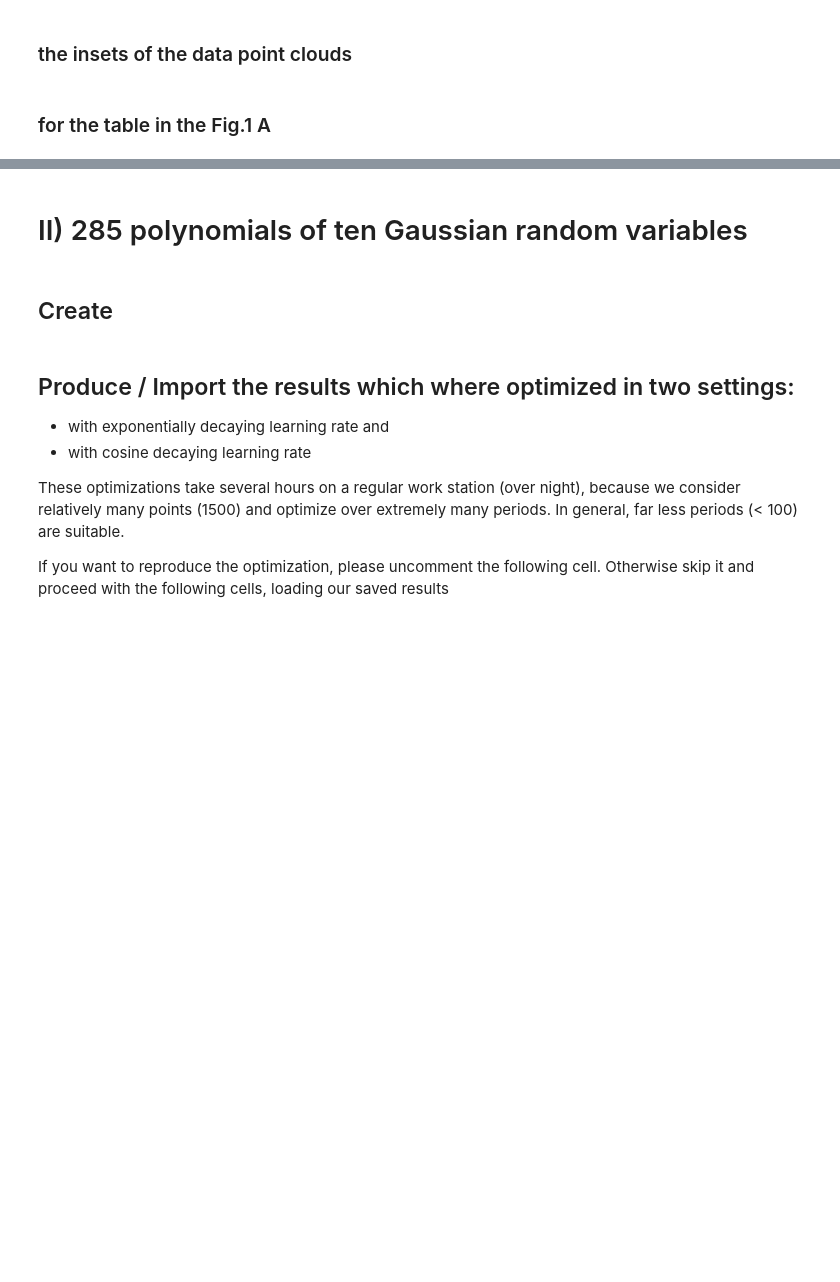
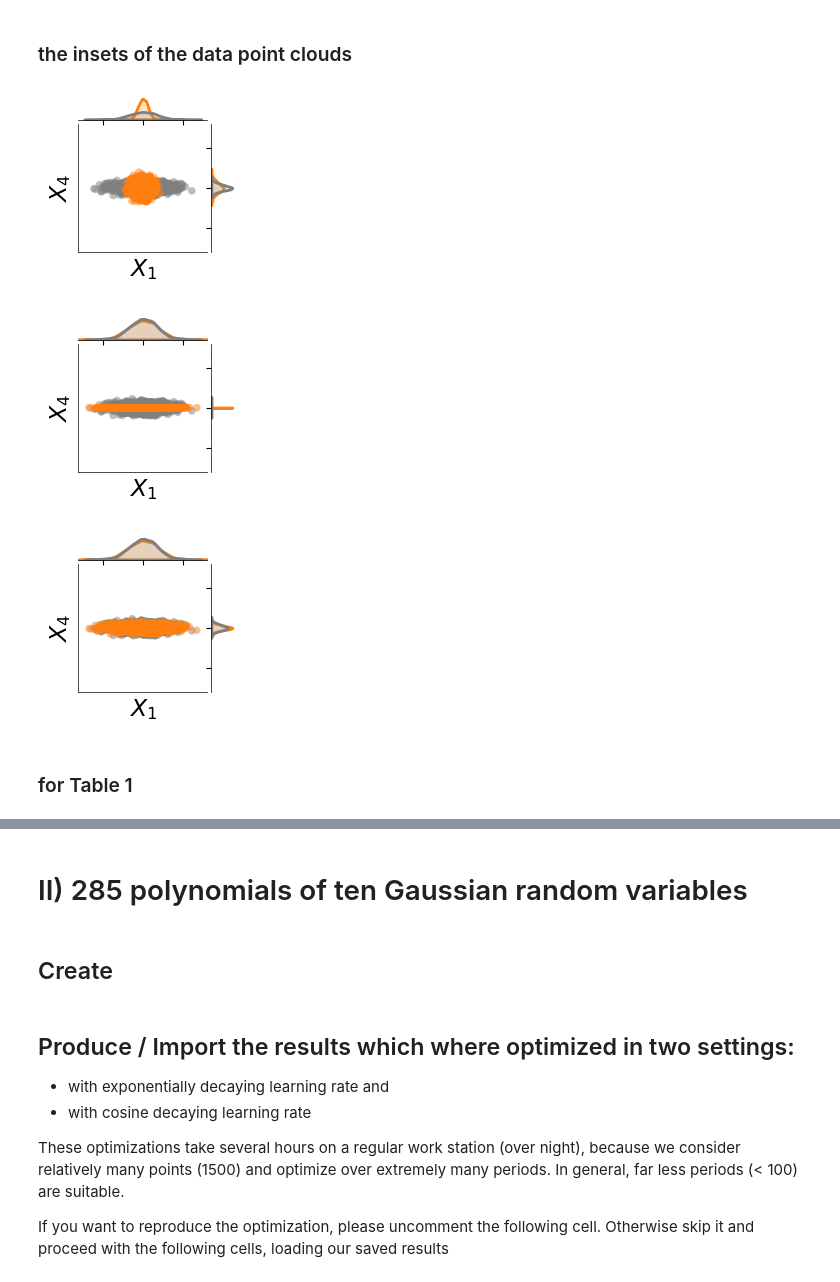
Before and after one commit to FelixWodaczek/dii-molecular-systems, a Jupyter notebook: Gaussian_random_variables_and_monomials/analysis_Gaussian_random_variables_and_their_monomials.ipynb, the cells around one changed output, grey strips where cells are left out. Cells and saved outputs as stored; diff of their text form; code cells hidden in the pictures; blank space fills up the shorter version.

```diff
--- a/Gaussian_random_variables_and_monomials/analysis_Gaussian_random_variables_and_their_monomials.ipynb
+++ b/Gaussian_random_variables_and_monomials/analysis_Gaussian_random_variables_and_their_monomials.ipynb
@@ -7,7 +7,7 @@ import itertools
 from dadapy.feature_weighting import FeatureWeighting
 # %%
 from  matplotlib import font_manager
-plt.rcParams['font.family'] = 'Helvetica'
+plt.rcParams['font.family'] = 'DejaVu Sans'
 plt.rcParams['font.weight'] = 'light'
 plt.rcParams['font.size'] = 15
 plt.rcParams["axes.labelweight"] = "light"
@@ -254,37 +258,39 @@ Xoripd = pd.DataFrame(Xori, columns=dims)
 # %%
 # Find the correct scaling weights for the point clouds
 
 gtvector0 = 1*weights
 # Normalized weights
 weightslist_gt_0_10_50 = []
 weightslist_gt_0_10_50.append(normalize(gtvector0)) # normalized gt weights
 #also the weights of the beginning, epoch 1 and epoch 3:
 optipoints = [0, 1, 3]
 for i in ww_evolutions[num][optipoints]:
     weightslist_gt_0_10_50.append(normalize(i))
 
 pandaslist0 = []
 for i in weightslist_gt_0_10_50:
     Xori_subset = Xori * i
     Xori_subsetpd = pd.DataFrame(Xori_subset[:,[0,3]], columns=['$X_1$', '$X_4$']) #np.array(nameslist)[[20,47]]
     pandaslist0.append(Xori_subsetpd)
 
 # Plot
 
 for i in range(1,len(optipoints)+1):
     concatenated = pd.concat([pandaslist0[0].assign(Weights='Ground truth'), pandaslist0[i].assign(Weights='Optimized')])
     #sns.scatterplot(x='Std', y='ATR', data=concatenated, hue='Asset Subclass', style='dataset')
 
-    alphas = np.ones(3000)*1
-    alphas[:1500] = 0.3
     g = sns.JointGrid(data=concatenated, x="$X_1$", y="$X_4$", height=2, xlim=(-4,4), ylim=(-4,4), hue='Weights', palette=['tab:gray','tab:orange'])
-    g.plot_joint(sns.scatterplot, s=30, alpha=alphas, linewidth=0)
+    g.plot_joint(sns.scatterplot, s=30, alpha=0.5, linewidth=0)
     g.plot_marginals(sns.kdeplot, fill=True, alpha=0.2, linewidth=2)
     g.ax_joint.tick_params(left=False, bottom=False, labelbottom=False, labelleft=False)
     g.ax_joint.legend_.remove()
     plt.show()
+# %% [output]
+[figure, added]
+[figure, added]
+[figure, added]
 # %% [markdown]
-### for the table in the Fig.1 A
+### for Table 1
 # %%
 features = [0,5,6,7,8]
 for i, feat in enumerate (features):
```
Also changed, not shown: parts of 8 cells of this notebook, 2 other files.
